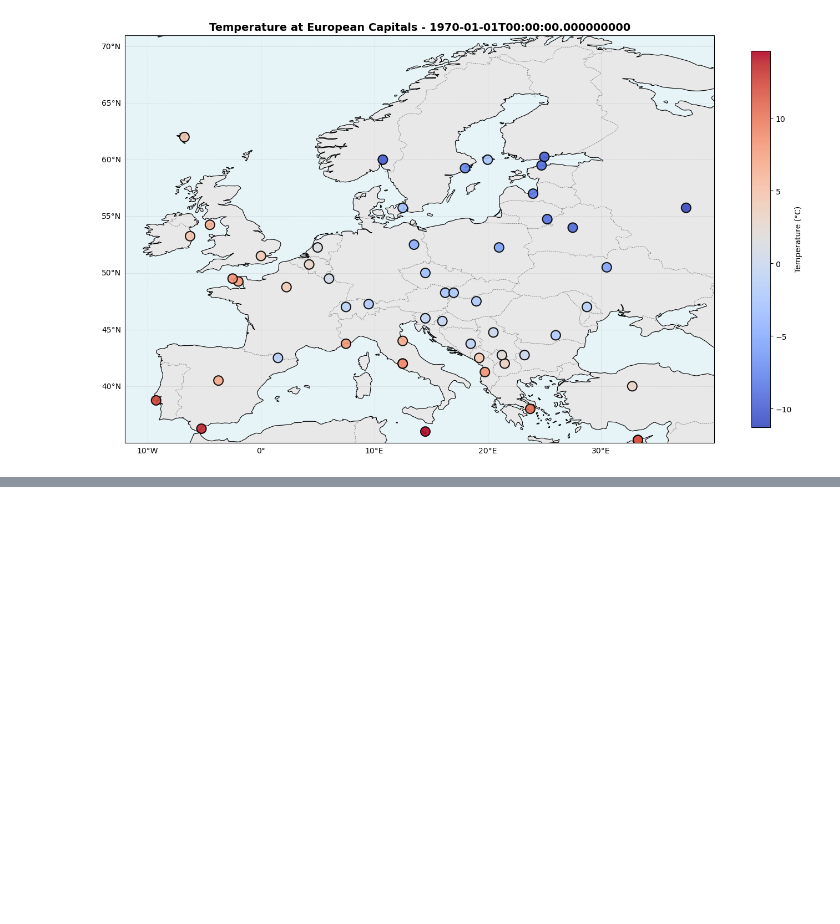
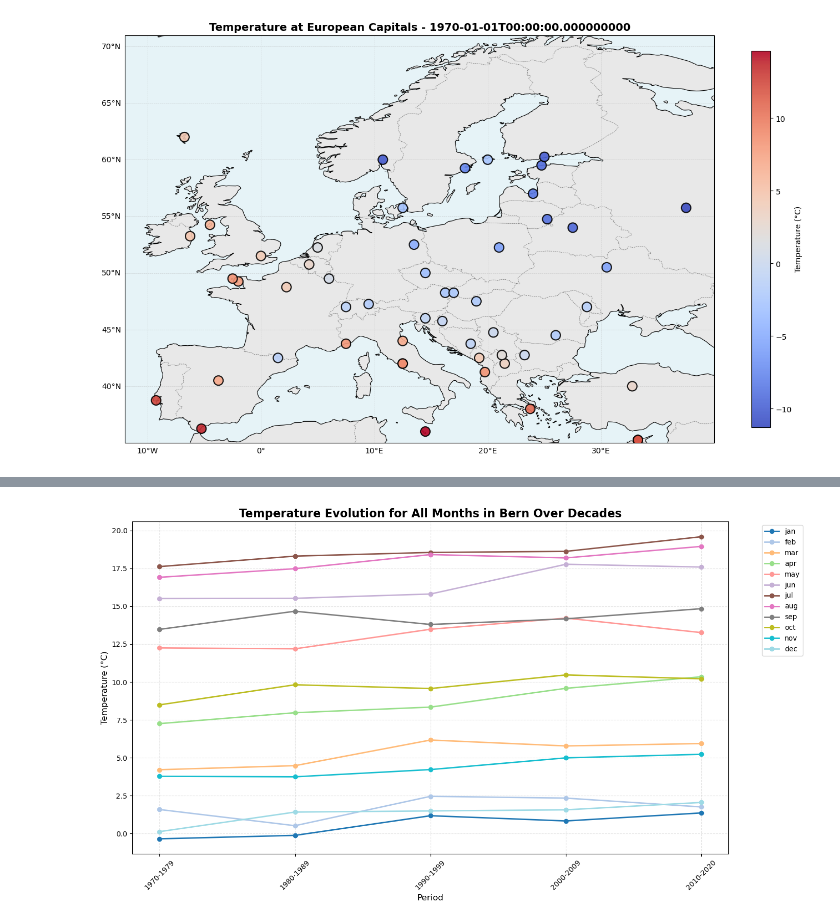
Before and after one commit to evarayHEIG/mlbd_projet, a Jupyter notebook: extract_climate_features.ipynb, the cells around one changed output, grey strips where cells are left out. Cells and saved outputs as stored; diff of their text form; code cells hidden in the pictures; blank space fills up the shorter version.

```diff
--- a/extract_climate_features.ipynb
+++ b/extract_climate_features.ipynb
@@ -233,0 +454,42 @@ For each feature, for each capital (lat,lon), do the mean on 10 years for each m
+# %%
+# Display the evolution of the temperature for all months in Bern over the decades
+
+# Dictionary to store temperature data for each month
+t2m_by_month = {month: [] for month in month_names}
+
+# Extract data for each period
+for period_name in period_names:
+    df = loaded_datasets[period_name]
+    bern_row = df[(df['latitude'] == bern_lat) & (df['longitude'] == bern_lon)]
+
+    if not bern_row.empty:
+        for month in month_names:
+            t2m_value = bern_row[f't2m_{month}'].values[0]
+            t2m_by_month[month].append(t2m_value - 273.15)  # Convert to Celsius
+    else:
+        for month in month_names:
+            t2m_by_month[month].append(np.nan)
+
+# Create the plot
+fig, ax = plt.subplots(figsize=(14, 8))
+
+# Plot each month with a different color
+colors = plt.cm.tab20(np.linspace(0, 1, 12))
+
+for i, (month, label) in enumerate(zip(month_names, month_names)):
+    ax.plot(period_names, t2m_by_month[month],
+            marker='o', linestyle='-', linewidth=2,
+            color=colors[i], label=label, markersize=6)
+
+ax.set_title('Temperature Evolution for All Months in Bern Over Decades',
+             fontsize=16, fontweight='bold')
+ax.set_xlabel('Period', fontsize=12)
+ax.set_ylabel('Temperature (°C)', fontsize=12)
+ax.grid(True, alpha=0.3, linestyle='--')
+ax.legend(bbox_to_anchor=(1.05, 1), loc='upper left', ncol=1, fontsize=10)
+
+plt.xticks(rotation=45)
+plt.tight_layout()
+plt.show()
+# %% [output]
+[figure, added]
```
Also changed, not shown: parts of 18 cells of this notebook, 6 other files.
